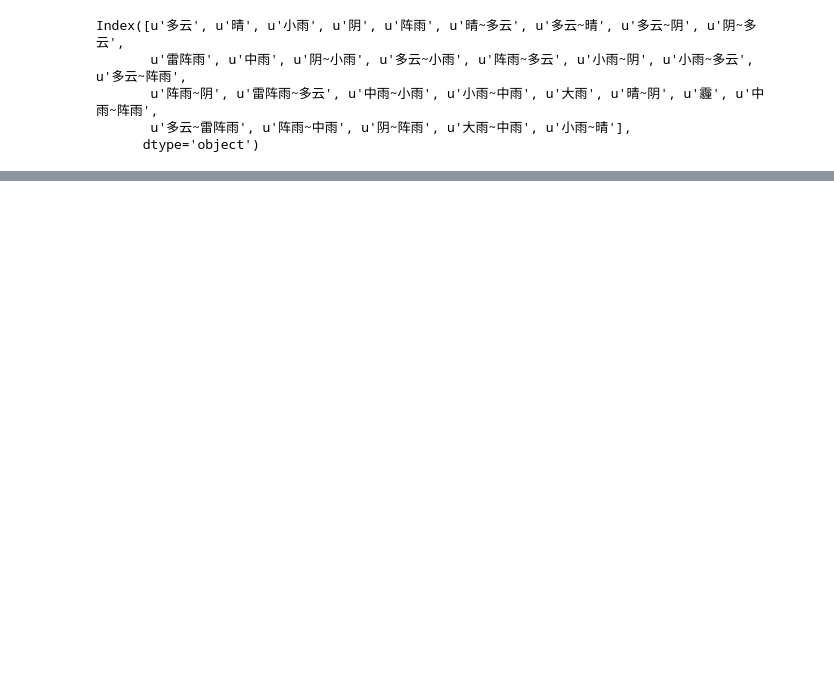
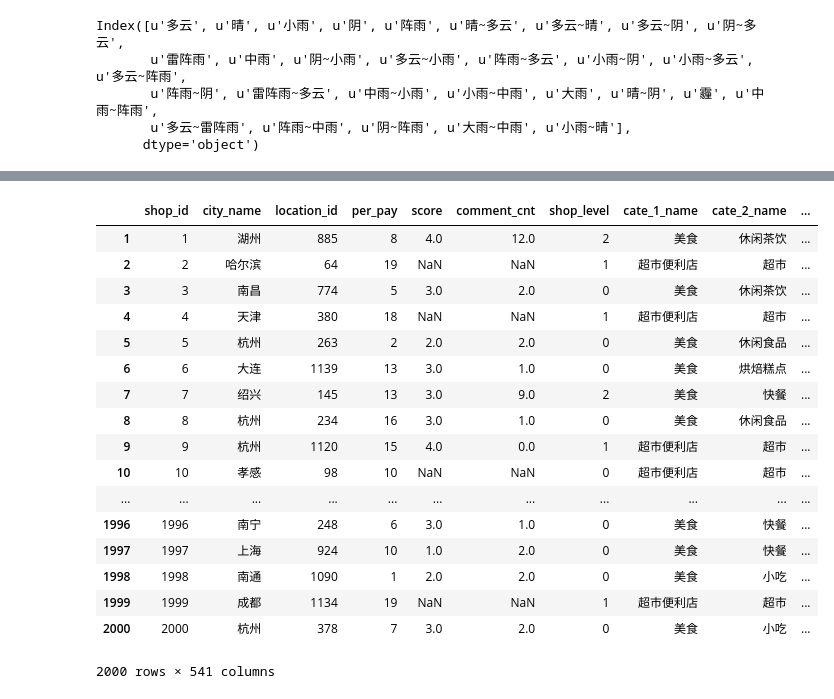
Before and after one commit to wakemeup-xyz/TianChi_IJCAI-17_sales_prediction_code, a Jupyter notebook: Weather cal.ipynb, the cells around one changed output, grey strips where cells are left out. Saved outputs shown, nothing was run; the diff lists cells and outputs as text; code cells hidden in the pictures; blank space fills up the shorter version.

```diff
--- a/Weather cal.ipynb
+++ b/Weather cal.ipynb
@@ -53,0 +72,14 @@ ValueError: too many values to unpack
+# %%
+def dateRange(start, end):
+    days = (datetime.datetime.strptime(end, "%Y-%m-%d") - datetime.datetime.strptime(start, "%Y-%m-%d")).days + 1
+    return [datetime.datetime.strftime(datetime.datetime.strptime(start, "%Y-%m-%d") + datetime.timedelta(i), "%Y-%m-%d") for i in xrange(days)]
+# %%
+weather_days = dateRange('2016-09-20','2016-09-26')
+weather_days.extend(dateRange('2016-10-11','2016-11-14'))
+for day in weather_days:
+    shop_info['weather_'+day] = -1
+
+def cal_whether(x):
+    if x['date'] in weather_days:
+        shop_info.loc[shop_info['city_name']==x['city'] ,'weather_'+x['date']] = x['weather']
+weather.apply(lambda x: cal_whether(x) ,axis= 1)
@@ -53,0 +104,21 @@ ValueError: too many values to unpack
+# %%
+shop_info
+# %% [output]
+|  | shop_id | city_name | location_id | per_pay | score | comment_cnt | shop_level | cate_1_name | cate_2_name | ... |
+| 1 | 1 | 湖州 | 885 | 8 | 4.0 | 12.0 | 2 | 美食 | 休闲茶饮 | ... |
+| 2 | 2 | 哈尔滨 | 64 | 19 | NaN | NaN | 1 | 超市便利店 | 超市 | ... |
+| 3 | 3 | 南昌 | 774 | 5 | 3.0 | 2.0 | 0 | 美食 | 休闲茶饮 | ... |
+| 4 | 4 | 天津 | 380 | 18 | NaN | NaN | 1 | 超市便利店 | 超市 | ... |
+| 5 | 5 | 杭州 | 263 | 2 | 2.0 | 2.0 | 0 | 美食 | 休闲食品 | ... |
+| 6 | 6 | 大连 | 1139 | 13 | 3.0 | 1.0 | 0 | 美食 | 烘焙糕点 | ... |
+| 7 | 7 | 绍兴 | 145 | 13 | 3.0 | 9.0 | 2 | 美食 | 快餐 | ... |
+| 8 | 8 | 杭州 | 234 | 16 | 3.0 | 1.0 | 0 | 美食 | 休闲食品 | ... |
+| 9 | 9 | 杭州 | 1120 | 15 | 4.0 | 0.0 | 1 | 超市便利店 | 超市 | ... |
+| 10 | 10 | 孝感 | 98 | 10 | NaN | NaN | 0 | 超市便利店 | 超市 | ... |
+| ... | ... | ... | ... | ... | ... | ... | ... | ... | ... | ... |
+| 1996 | 1996 | 南宁 | 248 | 6 | 3.0 | 1.0 | 0 | 美食 | 快餐 | ... |
+| 1997 | 1997 | 上海 | 924 | 10 | 1.0 | 2.0 | 0 | 美食 | 快餐 | ... |
+| 1998 | 1998 | 南通 | 1090 | 1 | 2.0 | 2.0 | 0 | 美食 | 小吃 | ... |
+| 1999 | 1999 | 成都 | 1134 | 19 | NaN | NaN | 1 | 超市便利店 | 超市 | ... |
+| 2000 | 2000 | 杭州 | 378 | 7 | 3.0 | 2.0 | 0 | 美食 | 小吃 | ... |
+2000 rows × 541 columns
```
Also changed, not shown: parts of 7 cells of this notebook.
